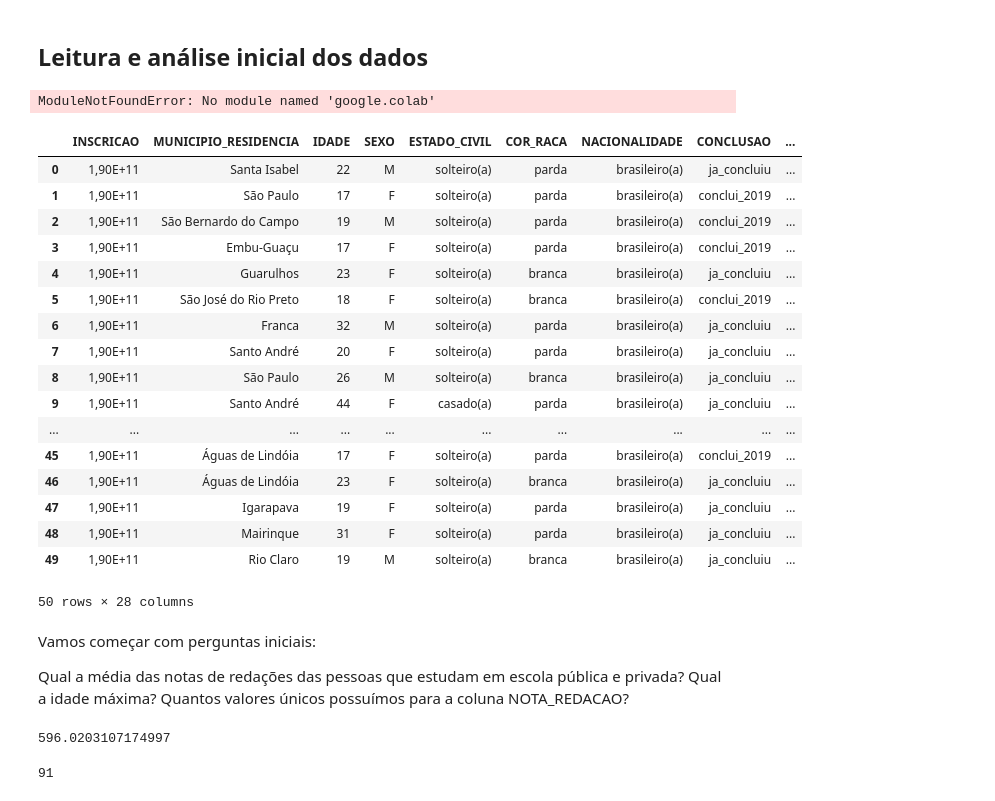
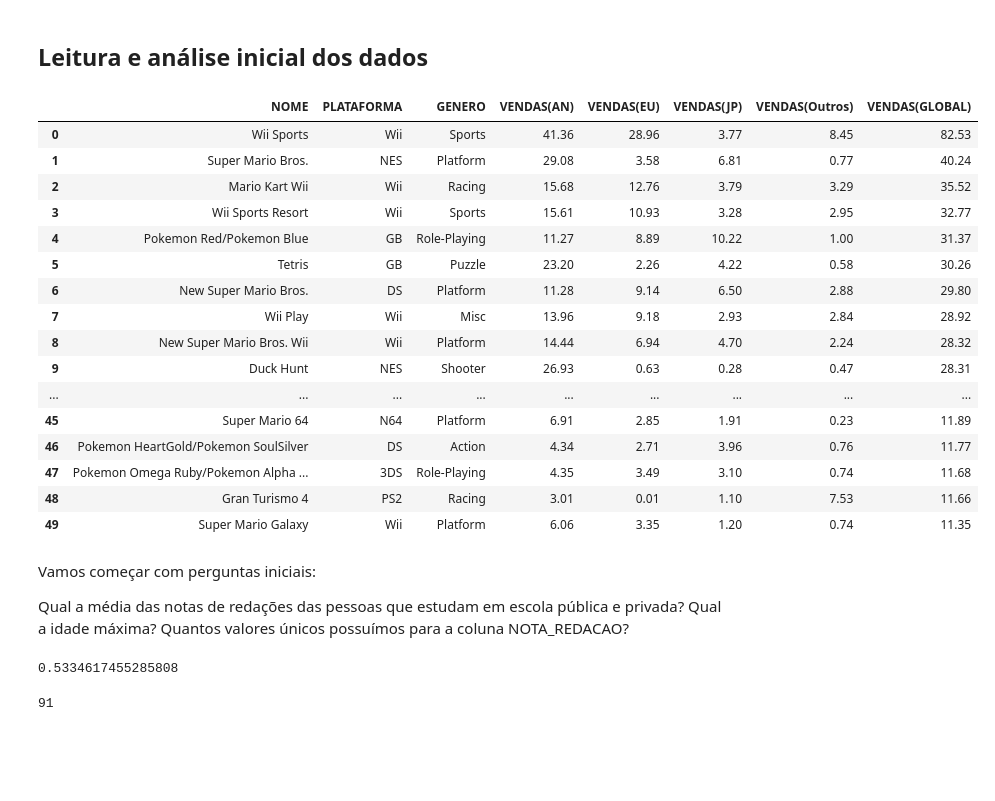
Before and after one commit to Felip-Oliv/Data_Cience, a Jupyter notebook: analise exploratoria/Análise Exploratória.ipynb, the cells around one changed output. Drawn from its saved outputs; the diff is of its cells as text; code cells hidden in the pictures; blank space fills up the shorter version.

```diff
--- a/analise exploratoria/Análise Exploratória.ipynb
+++ b/analise exploratoria/Análise Exploratória.ipynb
@@ -20,46 +20,42 @@ import warnings
 warnings.filterwarnings("ignore", category=FutureWarning)
 
 sns.set()
-
-from google.colab import drive
-drive.mount('/content/drive')
-# %% [output]
-ModuleNotFoundError: No module named 'google.colab'
 # %%
 %matplotlib inline
 
-df = pd.read_csv('C:/Users/Felipe Oliveira/Desktop/Data_Ciense/data6/enem_2019_tratado.csv',
+df = pd.read_csv('C:/Users/Felipe Oliveira/Desktop/app002/Data_Cience/dataset/Video_Games_Sales_2016(LIMPO2).csv',
                       sep=',', encoding='utf-8')
 # %%
+df.drop(columns=['soma_total'], inplace=True)
+
 df.head(50)
 # %% [output]
-|  | INSCRICAO | MUNICIPIO_RESIDENCIA | IDADE | SEXO | ESTADO_CIVIL | COR_RACA | NACIONALIDADE | CONCLUSAO | ... |
-| 0 | 1,90E+11 | Santa Isabel | 22 | M | solteiro(a) | parda | brasileiro(a) | ja_concluiu | ... |
-| 1 | 1,90E+11 | São Paulo | 17 | F | solteiro(a) | parda | brasileiro(a) | conclui_2019 | ... |
-| 2 | 1,90E+11 | São Bernardo do Campo | 19 | M | solteiro(a) | parda | brasileiro(a) | conclui_2019 | ... |
-| 3 | 1,90E+11 | Embu-Guaçu | 17 | F | solteiro(a) | parda | brasileiro(a) | conclui_2019 | ... |
-| 4 | 1,90E+11 | Guarulhos | 23 | F | solteiro(a) | branca | brasileiro(a) | ja_concluiu | ... |
-| 5 | 1,90E+11 | São José do Rio Preto | 18 | F | solteiro(a) | branca | brasileiro(a) | conclui_2019 | ... |
-| 6 | 1,90E+11 | Franca | 32 | M | solteiro(a) | parda | brasileiro(a) | ja_concluiu | ... |
-| 7 | 1,90E+11 | Santo André | 20 | F | solteiro(a) | parda | brasileiro(a) | ja_concluiu | ... |
-| 8 | 1,90E+11 | São Paulo | 26 | M | solteiro(a) | branca | brasileiro(a) | ja_concluiu | ... |
-| 9 | 1,90E+11 | Santo André | 44 | F | casado(a) | parda | brasileiro(a) | ja_concluiu | ... |
-| ... | ... | ... | ... | ... | ... | ... | ... | ... | ... |
-| 45 | 1,90E+11 | Águas de Lindóia | 17 | F | solteiro(a) | parda | brasileiro(a) | conclui_2019 | ... |
-| 46 | 1,90E+11 | Águas de Lindóia | 23 | F | solteiro(a) | branca | brasileiro(a) | ja_concluiu | ... |
-| 47 | 1,90E+11 | Igarapava | 19 | F | solteiro(a) | parda | brasileiro(a) | ja_concluiu | ... |
-| 48 | 1,90E+11 | Mairinque | 31 | F | solteiro(a) | parda | brasileiro(a) | ja_concluiu | ... |
-| 49 | 1,90E+11 | Rio Claro | 19 | M | solteiro(a) | branca | brasileiro(a) | ja_concluiu | ... |
+|  | NOME | PLATAFORMA | GENERO | VENDAS(AN) | VENDAS(EU) | VENDAS(JP) | VENDAS(Outros) | VENDAS(GLOBAL) |
+| 0 | Wii Sports | Wii | Sports | 41.36 | 28.96 | 3.77 | 8.45 | 82.53 |
+| 1 | Super Mario Bros. | NES | Platform | 29.08 | 3.58 | 6.81 | 0.77 | 40.24 |
+| 2 | Mario Kart Wii | Wii | Racing | 15.68 | 12.76 | 3.79 | 3.29 | 35.52 |
+| 3 | Wii Sports Resort | Wii | Sports | 15.61 | 10.93 | 3.28 | 2.95 | 32.77 |
+| 4 | Pokemon Red/Pokemon Blue | GB | Role-Playing | 11.27 | 8.89 | 10.22 | 1.00 | 31.37 |
+| 5 | Tetris | GB | Puzzle | 23.20 | 2.26 | 4.22 | 0.58 | 30.26 |
+| 6 | New Super Mario Bros. | DS | Platform | 11.28 | 9.14 | 6.50 | 2.88 | 29.80 |
+| 7 | Wii Play | Wii | Misc | 13.96 | 9.18 | 2.93 | 2.84 | 28.92 |
+| 8 | New Super Mario Bros. Wii | Wii | Platform | 14.44 | 6.94 | 4.70 | 2.24 | 28.32 |
+| 9 | Duck Hunt | NES | Shooter | 26.93 | 0.63 | 0.28 | 0.47 | 28.31 |
+| ... | ... | ... | ... | ... | ... | ... | ... | ... |
+| 45 | Super Mario 64 | N64 | Platform | 6.91 | 2.85 | 1.91 | 0.23 | 11.89 |
+| 46 | Pokemon HeartGold/Pokemon SoulSilver | DS | Action | 4.34 | 2.71 | 3.96 | 0.76 | 11.77 |
+| 47 | Pokemon Omega Ruby/Pokemon Alpha ... | 3DS | Role-Playing | 4.35 | 3.49 | 3.10 | 0.74 | 11.68 |
+| 48 | Gran Turismo 4 | PS2 | Racing | 3.01 | 0.01 | 1.10 | 7.53 | 11.66 |
+| 49 | Super Mario Galaxy | Wii | Platform | 6.06 | 3.35 | 1.20 | 0.74 | 11.35 |
-50 rows × 28 columns
 # %% [markdown]
 Vamos começar com perguntas iniciais:
 
 Qual a média das notas de redações das pessoas que estudam em escola pública e privada? Qual a idade máxima? Quantos valores únicos possuímos para a coluna NOTA_REDACAO?
 # %%
 # Media de idade
-df["IDADE"].mean()
+df["VENDAS(GLOBAL)"].mean()
 # %% [output]
-596.0203107174997
+0.5334617455285808
 # %%
 # Idade maxima
 df["IDADE"].max()
```
Also changed, not shown: 2 other files.
